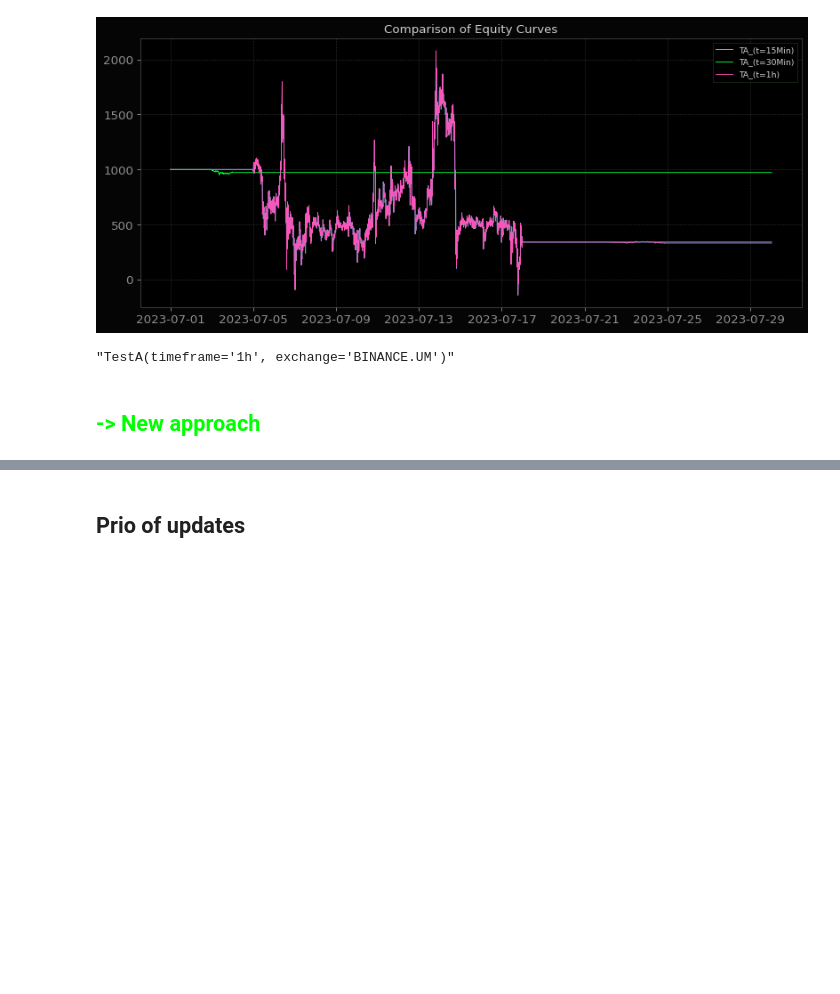
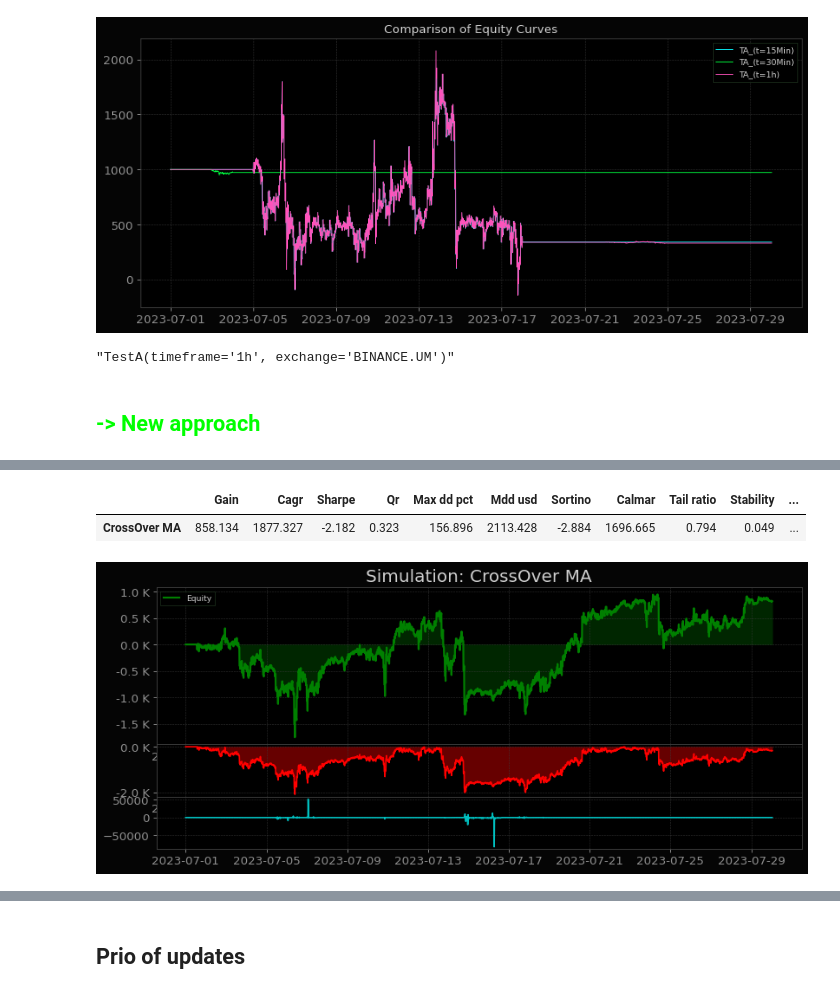
Before and after one commit to dmarienko/Qubx, a Jupyter notebook: experiments/9.6 Simulator reviewed.ipynb, the cells around one changed output, grey strips where cells are left out. Cells and saved outputs as stored; diff of their text form; code cells hidden in the pictures; blank space fills up the shorter version.

```diff
--- a/experiments/9.6 Simulator reviewed.ipynb
+++ b/experiments/9.6 Simulator reviewed.ipynb
@@ -226,13 +226,13 @@ CFGS = [
     },
 ]
 
-r = simulate({'A': TestB(show_mkt=0, apply_own_schedule=0, ma_period="1h")},
+r = simulate({'CrossOver MA': TestB(show_mkt=0, apply_own_schedule=0, ma_period="1h")},
 
    CFGS[5],
 
    1000, ['BINANCE.UM:BTCUSDT', 'BINANCE.UM:ETHUSDT'],
    # 1000, ['BINANCE.UM:ETHUSDT'],
-   "vip0_usdt", "2023-07-01", "2023-07-03", debug="DEBUG",
+   "vip0_usdt", "2023-07-01", "2023-07-30", debug="DEBUG",
    enable_event_batching=False
 )
 # %% [output]
@@ -270,3 +271,7 @@ r = simulate({'A': TestB(show_mkt=0, apply_own_schedule=0, ma_period="1h")},
 # %%
-tearsheet(r, False)
+tearsheet(r, False, plot_leverage=1)
+# %% [output]
+|  | Gain | Cagr | Sharpe | Qr | Max dd pct | Mdd usd | Sortino | Calmar | Tail ratio | Stability | ... |
+| CrossOver MA | 858.134 | 1877.327 | -2.182 | 0.323 | 156.896 | 2113.428 | -2.884 | 1696.665 | 0.794 | 0.049 | ... |
+[figure, added]
 # %%
```
Also changed, not shown: parts of 17 cells of this notebook, 5 other files.
